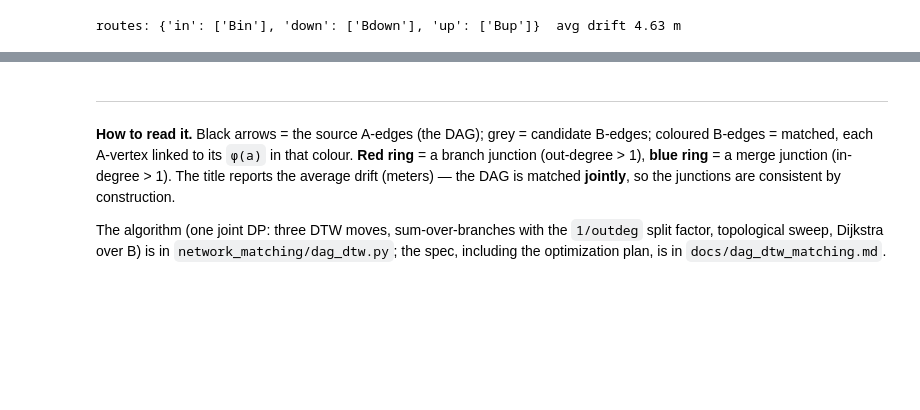
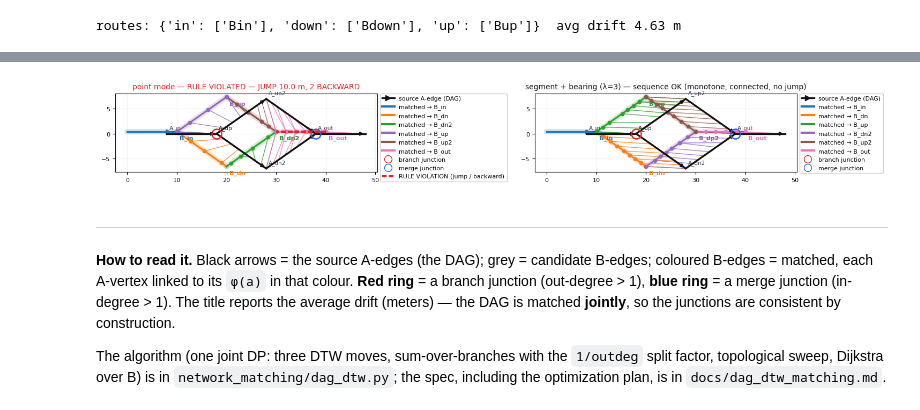
Before and after one commit to Khoshkhah/network-matching, a Jupyter notebook: notebooks/dag_dtw_playground.ipynb, the cells around one changed output, grey strips where cells are left out. Saved outputs shown, nothing was run; the diff lists cells and outputs as text; code cells hidden in the pictures; blank space fills up the shorter version.

```diff
--- a/notebooks/dag_dtw_playground.ipynb
+++ b/notebooks/dag_dtw_playground.ipynb
@@ -158,3 +132,16 @@ plt.show()
+# %%
+# The diamond under a lateral shift that collapses it in point mode, then the direction-term fix.
+d = get_dag("diamond")
+Ad = perturb_dag(d["a_edges"], shift=8)
+
+fig, axes = plt.subplots(1, 2, figsize=(15, 6.5))
+match_and_draw_dag(Ad, d["b_edges"], ax=axes[0], emission="point", **d["defaults"])
+axes[0].set_title("point mode — " + axes[0].get_title().splitlines()[-1], fontsize=10)
+match_and_draw_dag(Ad, d["b_edges"], ax=axes[1], emission="segment", bearing_weight=3.0, **d["defaults"])
+axes[1].set_title("segment + bearing (λ=3) — " + axes[1].get_title().splitlines()[-1], fontsize=10)
+plt.tight_layout(); plt.show()
+# %% [output]
+[figure, added]
 # %% [markdown]
 ---
 **How to read it.** Black arrows = the source A-edges (the DAG); grey = candidate B-edges;
```
Also changed, not shown: parts of 5 cells of this notebook, 1 other file.
